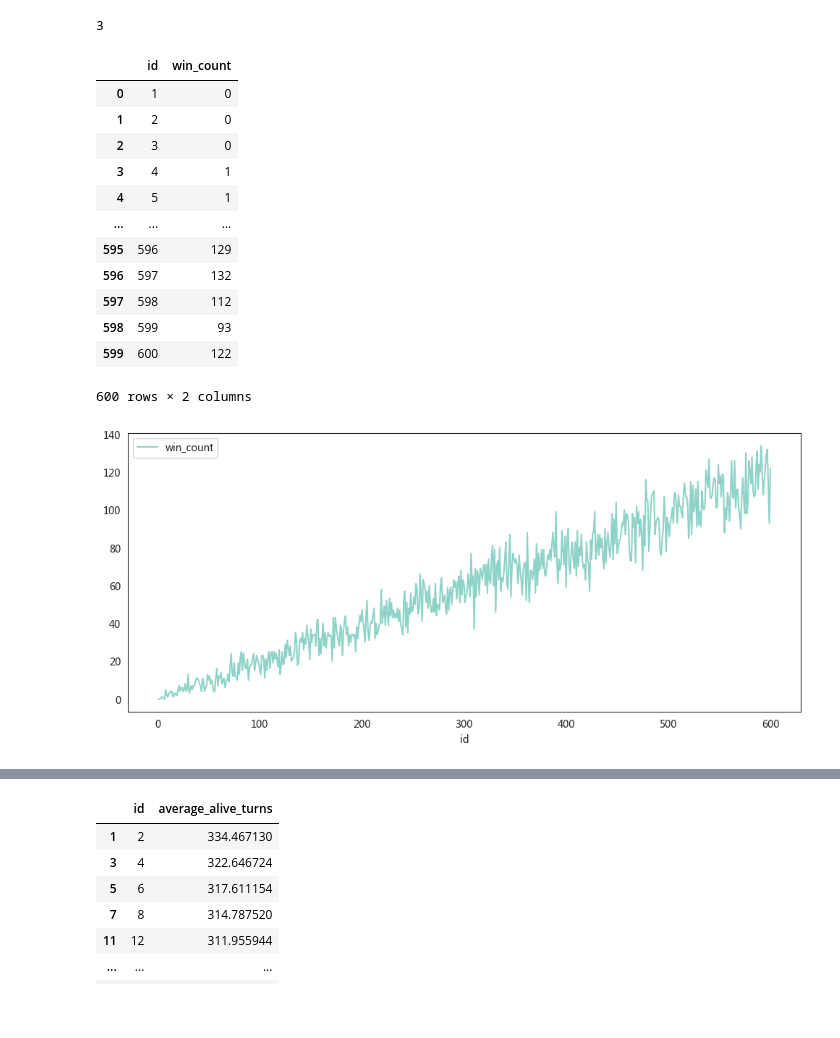
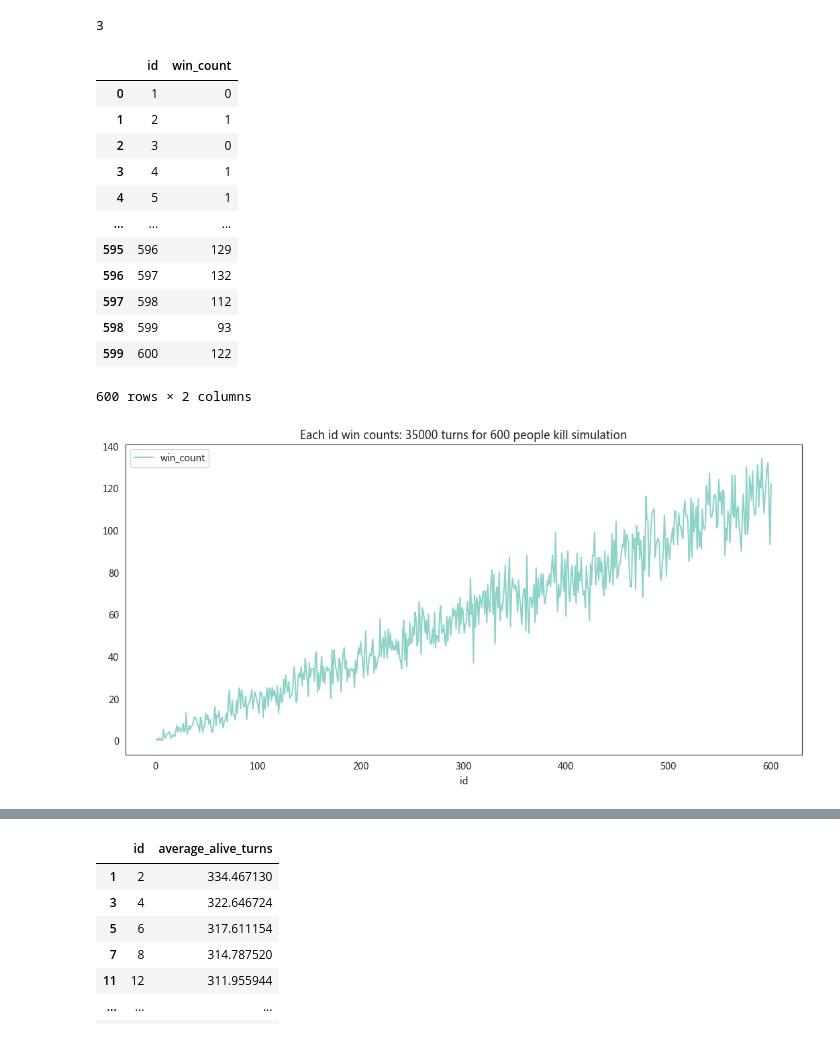
Before and after one commit to Republic1024/RandomKillSimulation, a Jupyter notebook: random_kill_final.ipynb, the cells around one changed output, grey strips where cells are left out. Cells and saved outputs as stored; diff of their text form; code cells hidden in the pictures; blank space fills up the shorter version.

```diff
--- a/random_kill_final.ipynb
+++ b/random_kill_final.ipynb
@@ -119,31 +119,34 @@ for i in tqdm_notebook(range(N)):
 # %%
 a = df_simul.iloc[:, 1:].idxmax().values + 1
 b = np.array(range(1, 1 + num_people))
 # pd.DataFrame(np.concatenate((a, b))).value_counts().sort_index().values - 1
 
 last_killed_counts = pd.DataFrame({
     'id':
     b,
     'win_count':
     pd.DataFrame(np.concatenate((a, b))).value_counts().sort_index().values - 1
 })
-last_killed_counts.plot(x='id', y='win_count', figsize=(12, 5))
+last_killed_counts.plot(x='id',
+                        y='win_count',
+                        figsize=(13, 6),
+                        title=f"Each id win counts: {N} turns for {num_people} people kill simulation")
 last_killed_counts
 # %% [output]
 |  | id | win_count |
 | 0 | 1 | 0 |
-| 1 | 2 | 0 |
+| 1 | 2 | 1 |
 | 2 | 3 | 0 |
 | 3 | 4 | 1 |
 | 4 | 5 | 1 |
 | ... | ... | ... |
 | 595 | 596 | 129 |
 | 596 | 597 | 132 |
 | 597 | 598 | 112 |
 | 598 | 599 | 93 |
 | 599 | 600 | 122 |
 600 rows × 2 columns
-[figure, old version]
+[figure, new version]
 # %%
 last_killed_counts.sort_values('win_count',ascending=False)
 # %% [output]
```
Also changed, not shown: parts of 5 cells of this notebook, 4 other files.
